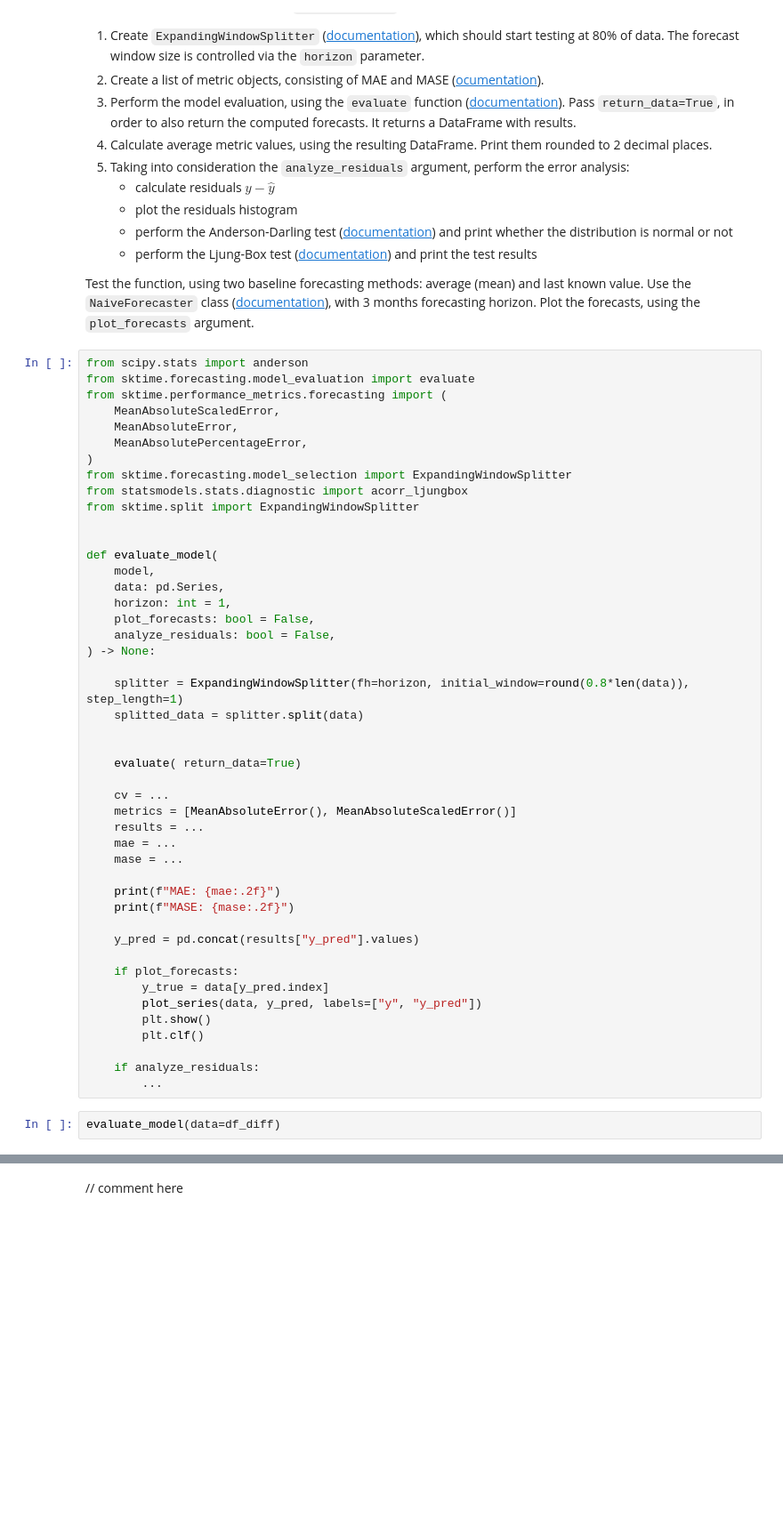
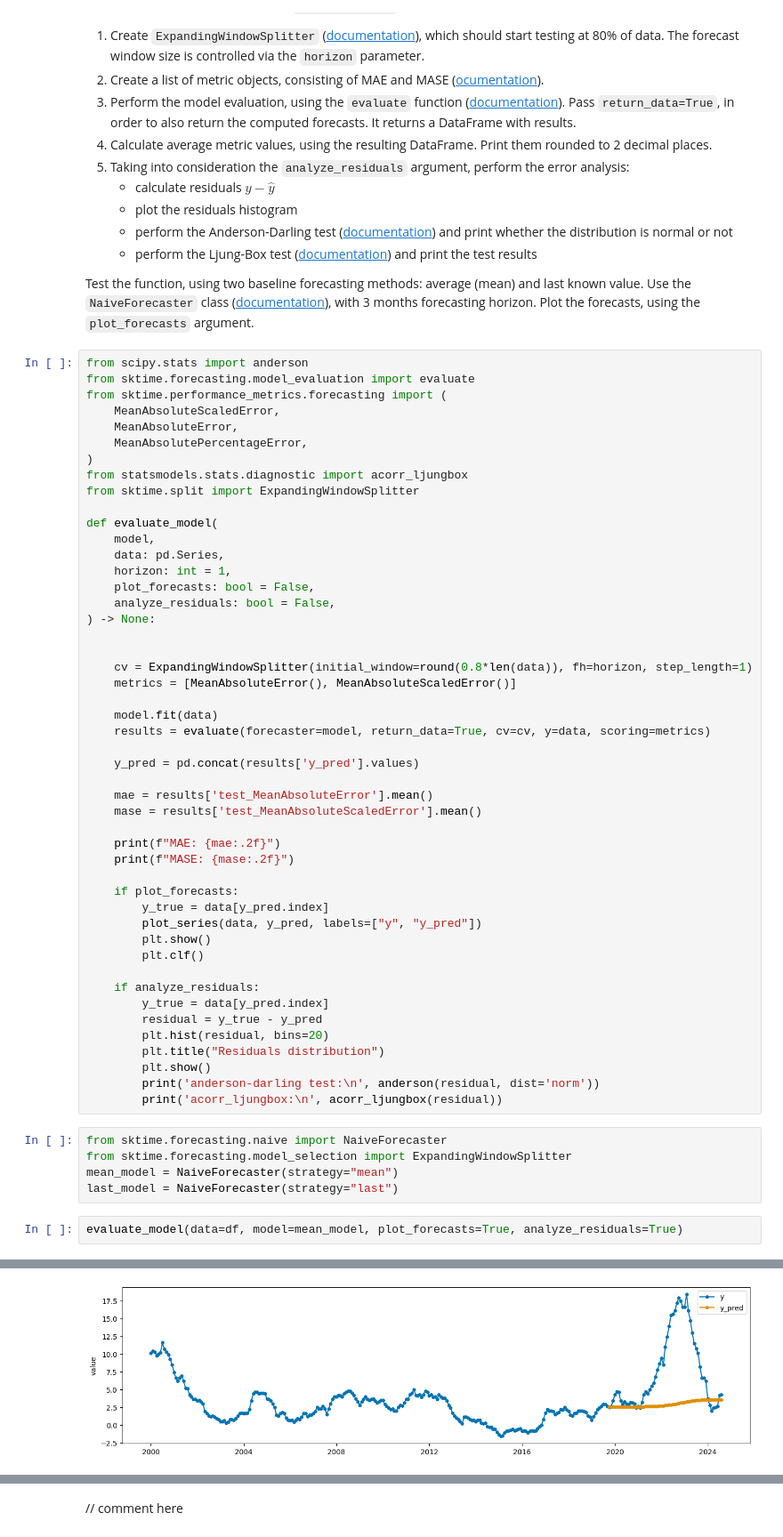
Before and after one commit to Mon4/UM, a Jupyter notebook: lab4/lab1_statistical_models/notebook_empty.ipynb, the cells around one changed output, grey strips where cells are left out. Shown at 89% size. Cells and saved outputs as stored; diff of their text form; blank space fills up the shorter version.

```diff
--- a/lab4/lab1_statistical_models/notebook_empty.ipynb
+++ b/lab4/lab1_statistical_models/notebook_empty.ipynb
@@ -190,10 +193,8 @@ from sktime.performance_metrics.forecasting import (
     MeanAbsoluteError,
     MeanAbsolutePercentageError,
 )
-from sktime.forecasting.model_selection import ExpandingWindowSplitter
 from statsmodels.stats.diagnostic import acorr_ljungbox
 from sktime.split import ExpandingWindowSplitter
-
 
 def evaluate_model(
     model,
@@ -203,22 +204,20 @@ def evaluate_model(
     analyze_residuals: bool = False,
 ) -> None:
 
-    splitter = ExpandingWindowSplitter(fh=horizon, initial_window=round(0.8*len(data)), step_length=1)
-    splitted_data = splitter.split(data)
 
+    cv = ExpandingWindowSplitter(initial_window=round(0.8*len(data)), fh=horizon, step_length=1)
+    metrics = [MeanAbsoluteError(), MeanAbsoluteScaledError()]
 
-    evaluate( return_data=True)
+    model.fit(data)
+    results = evaluate(forecaster=model, return_data=True, cv=cv, y=data, scoring=metrics)
 
-    cv = ...
-    metrics = [MeanAbsoluteError(), MeanAbsoluteScaledError()]
-    results = ...
-    mae = ...
-    mase = ...
+    y_pred = pd.concat(results['y_pred'].values)
+
+    mae = results['test_MeanAbsoluteError'].mean()
+    mase = results['test_MeanAbsoluteScaledError'].mean()
 
     print(f"MAE: {mae:.2f}")
     print(f"MASE: {mase:.2f}")
-
-    y_pred = pd.concat(results["y_pred"].values)
 
     if plot_forecasts:
         y_true = data[y_pred.index]
@@ -227,7 +226,18 @@ def evaluate_model(
         plt.clf()
 
     if analyze_residuals:
-        ...
+        y_true = data[y_pred.index]
+        residual = y_true - y_pred
+        plt.hist(residual, bins=20)
+        plt.title("Residuals distribution")
+        plt.show()
+        print('anderson-darling test:\n', anderson(residual, dist='norm'))
+        print('acorr_ljungbox:\n', acorr_ljungbox(residual))
+# %%
+from sktime.forecasting.naive import NaiveForecaster
+from sktime.forecasting.model_selection import ExpandingWindowSplitter
+mean_model = NaiveForecaster(strategy="mean")
+last_model = NaiveForecaster(strategy="last")
 # %%
-evaluate_model(data=df_diff)
+evaluate_model(data=df, model=mean_model, plot_forecasts=True, analyze_residuals=True)
 # %% [output]
@@ -234,0 +246 @@ TypeError: evaluate_model() missing 1 required positional argument: 'model'
+[figure, added]
```
Also changed, not shown: parts of 31 cells of this notebook.
